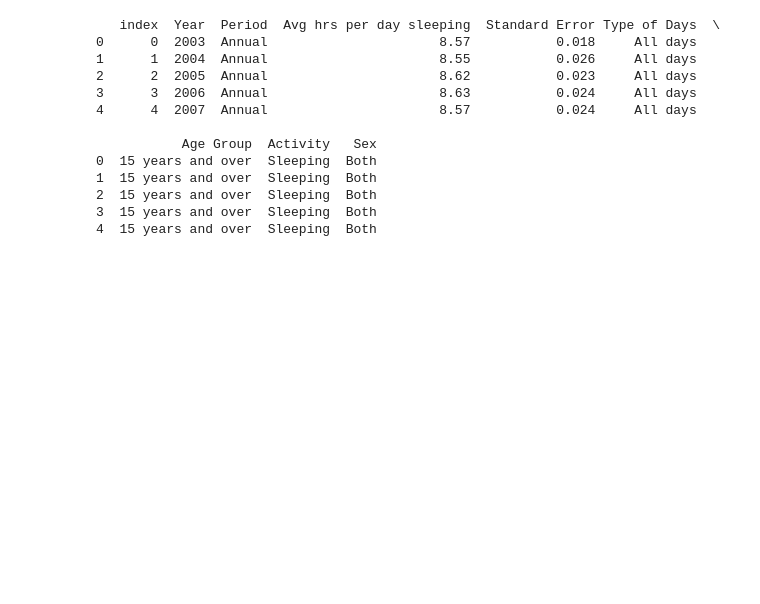
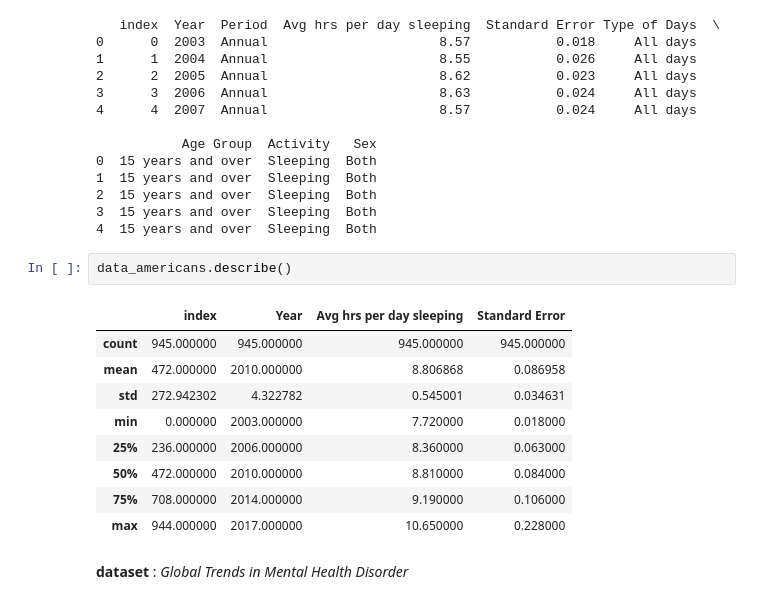
Before and after one commit to Shirel25/DI-Bootcamp, a Jupyter notebook: week3/day1/ExercicesXP/ex2.ipynb, the cells around one changed output. Cells and saved outputs as stored; diff of their text form; blank space fills up the shorter version.

```diff
--- a/week3/day1/ExercicesXP/ex2.ipynb
+++ b/week3/day1/ExercicesXP/ex2.ipynb
@@ -67,3 +69,17 @@ print(data_americans.head())
 2  15 years and over  Sleeping  Both
 3  15 years and over  Sleeping  Both
 4  15 years and over  Sleeping  Both
+# %%
+data_americans.describe()
+# %% [output]
+|  | index | Year | Avg hrs per day sleeping | Standard Error |
+| count | 945.000000 | 945.000000 | 945.000000 | 945.000000 |
+| mean | 472.000000 | 2010.000000 | 8.806868 | 0.086958 |
+| std | 272.942302 | 4.322782 | 0.545001 | 0.034631 |
+| min | 0.000000 | 2003.000000 | 7.720000 | 0.018000 |
+| 25% | 236.000000 | 2006.000000 | 8.360000 | 0.063000 |
+| 50% | 472.000000 | 2010.000000 | 8.810000 | 0.084000 |
+| 75% | 708.000000 | 2014.000000 | 9.190000 | 0.106000 |
+| max | 944.000000 | 2017.000000 | 10.650000 | 0.228000 |
+# %% [markdown]
+**dataset** : *Global Trends in Mental Health Disorder*
```
Also changed, not shown: parts of 10 cells of this notebook.
